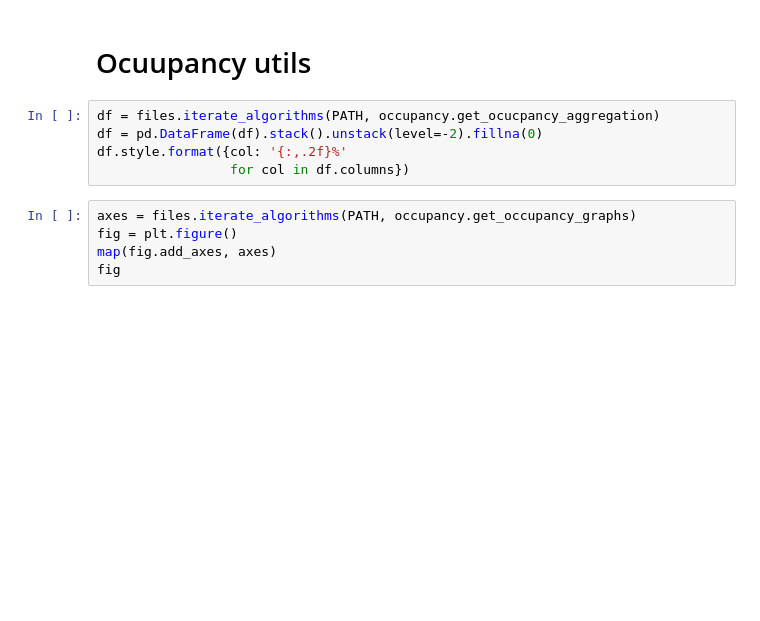
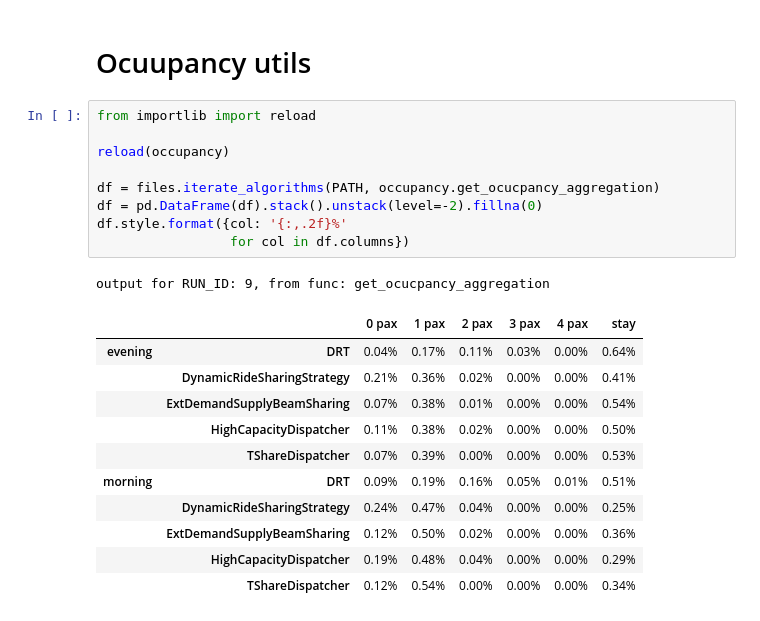
Before and after one commit to geosimlab/synthetic-cities, a Jupyter notebook: src/main/python/analysis/SimulationAnalysis.ipynb, the cells around one changed output. Saved outputs shown, nothing was run; the diff lists cells and outputs as text; blank space fills up the shorter version.

```diff
--- a/src/main/python/analysis/SimulationAnalysis.ipynb
+++ b/src/main/python/analysis/SimulationAnalysis.ipynb
@@ -53,12 +69,24 @@ pd.DataFrame(r).stack().unstack(level=-2) / 1000
 # %% [markdown]
 # Ocuupancy utils
 # %%
+from importlib import reload
+
+reload(occupancy)
+
 df = files.iterate_algorithms(PATH, occupancy.get_ocucpancy_aggregation)
 df = pd.DataFrame(df).stack().unstack(level=-2).fillna(0)
 df.style.format({col: '{:,.2f}%'
                  for col in df.columns})
+# %% [output]
+output for RUN_ID: 9, from func: get_ocucpancy_aggregation
+|  |  | 0 pax | 1 pax | 2 pax | 3 pax | 4 pax | stay |
+| evening | DRT | 0.04% | 0.17% | 0.11% | 0.03% | 0.00% | 0.64% |
+|  | DynamicRideSharingStrategy | 0.21% | 0.36% | 0.02% | 0.00% | 0.00% | 0.41% |
+|  | ExtDemandSupplyBeamSharing | 0.07% | 0.38% | 0.01% | 0.00% | 0.00% | 0.54% |
+|  | HighCapacityDispatcher | 0.11% | 0.38% | 0.02% | 0.00% | 0.00% | 0.50% |
+|  | TShareDispatcher | 0.07% | 0.39% | 0.00% | 0.00% | 0.00% | 0.53% |
+| morning | DRT | 0.09% | 0.19% | 0.16% | 0.05% | 0.01% | 0.51% |
+|  | DynamicRideSharingStrategy | 0.24% | 0.47% | 0.04% | 0.00% | 0.00% | 0.25% |
+|  | ExtDemandSupplyBeamSharing | 0.12% | 0.50% | 0.02% | 0.00% | 0.00% | 0.36% |
+|  | HighCapacityDispatcher | 0.19% | 0.48% | 0.04% | 0.00% | 0.00% | 0.29% |
+|  | TShareDispatcher | 0.12% | 0.54% | 0.00% | 0.00% | 0.00% | 0.34% |
-# %%
-axes = files.iterate_algorithms(PATH, occupancy.get_occupancy_graphs)
-fig = plt.figure()
-map(fig.add_axes, axes)
-fig
```
Also changed, not shown: parts of 6 cells of this notebook, 2 other files.
